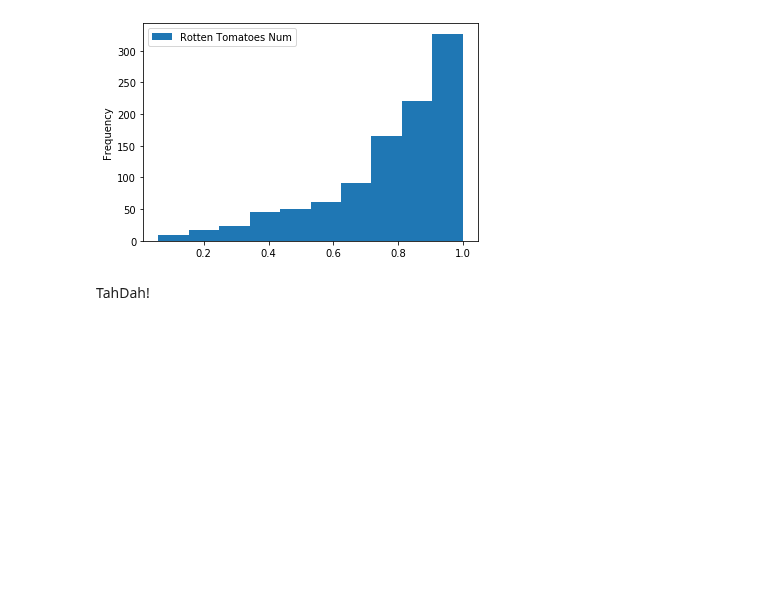
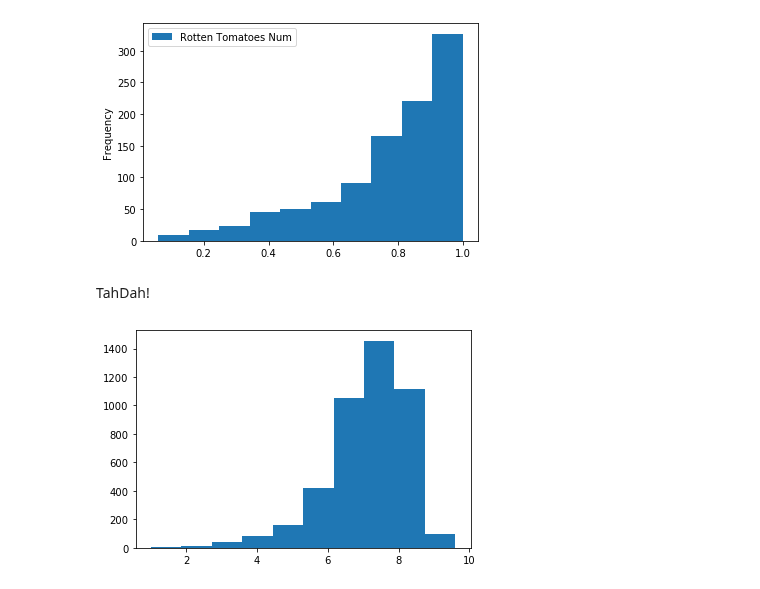
Before and after one commit to jnaiman/csci-p-14110_su2020, a Jupyter notebook: lesson03/prep_notebook_lesson03.ipynb, the cells around one changed output. Drawn from its saved outputs; the diff is of its cells as text; code cells hidden in the pictures; blank space fills up the shorter version.

```diff
--- a/lesson03/prep_notebook_lesson03.ipynb
+++ b/lesson03/prep_notebook_lesson03.ipynb
@@ -527,3 +527,8 @@ movies.plot(y='Rotten Tomatoes Num',  kind='hist')
 [figure]
 # %% [markdown]
 TahDah!
+# %%
+plt.hist(movies['IMDb'])
+plt.show()
+# %% [output]
+[figure, added]
```
Also changed, not shown: 19 other files.
